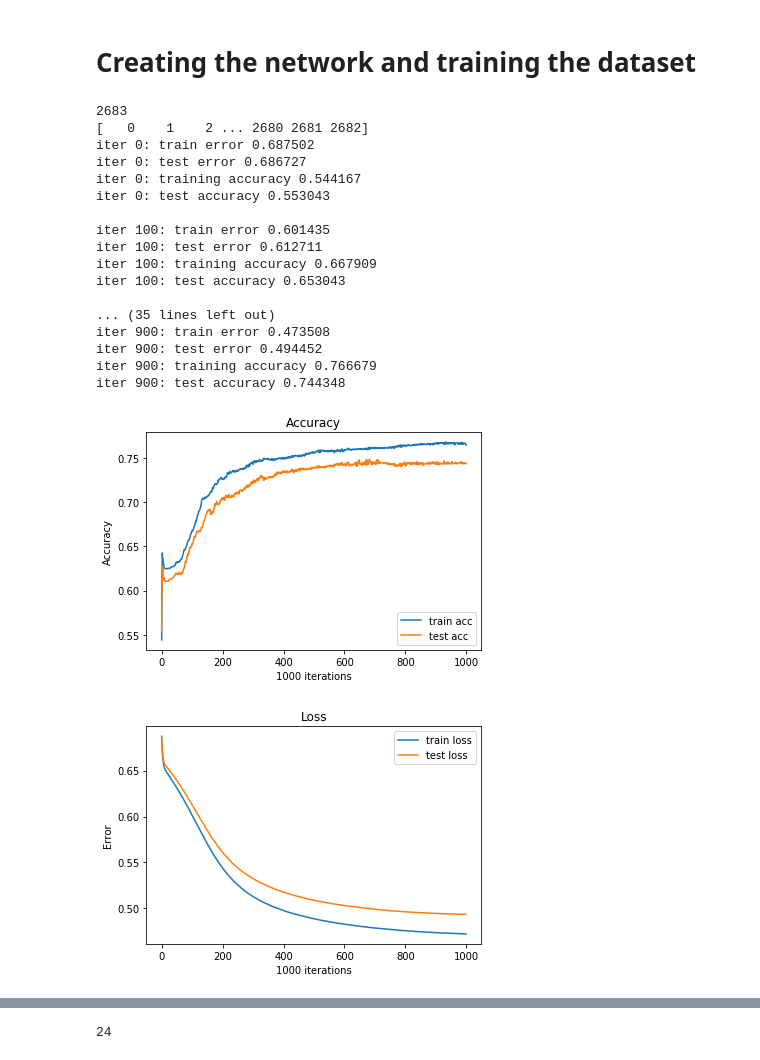
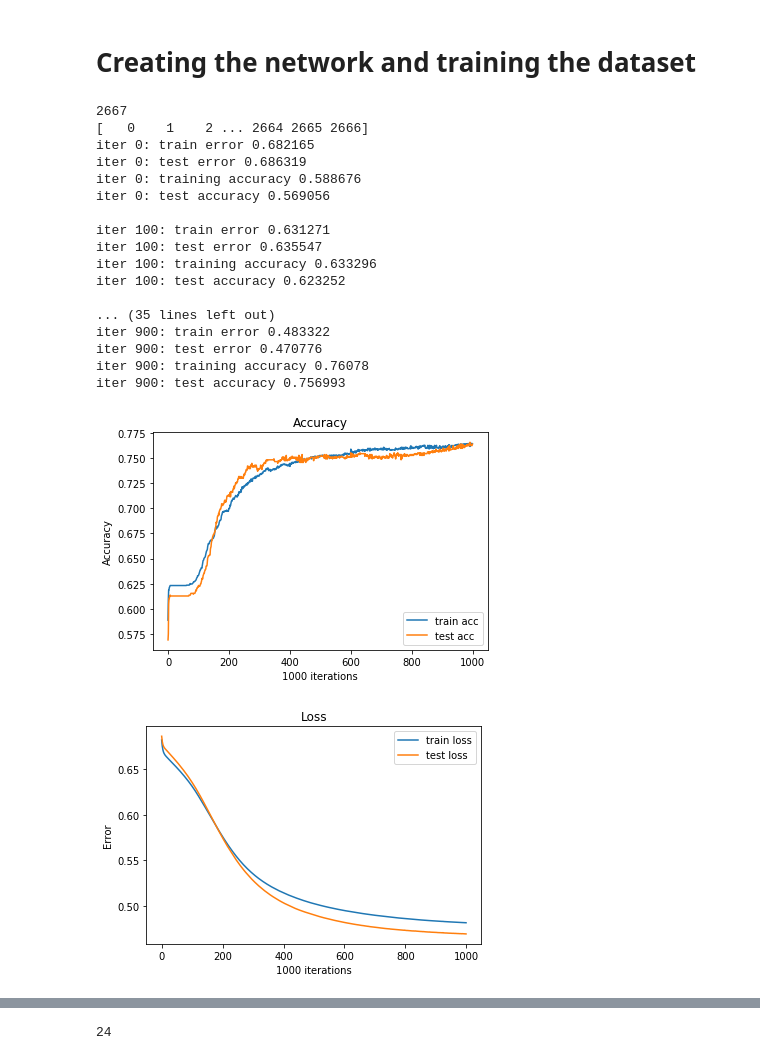
Before and after one commit to yulnicorn/Data-Analytics-Mining, a Jupyter notebook: DAM NN.ipynb, the cells around one changed output, grey strips where cells are left out. Drawn from its saved outputs; the diff is of its cells as text; code cells hidden in the pictures.

```diff
--- a/DAM NN.ipynb
+++ b/DAM NN.ipynb
@@ -40,7 +40,7 @@ tf.compat.v1.logging.set_verbosity(tf.compat.v1.logging.ERROR)
 def scale(X, X_min, X_max):
     return (X - X_min) / (X_max - X_min)
 
-NUM_FEATURES = 23
+NUM_FEATURES = 24
 NUM_CLASSES = 2
 
 learning_rate = 0.001
@@ -76,7 +76,7 @@ def fnn(x, hidden_units):
 def main():
     # read train data
     train_input = np.genfromtxt('male(final).csv', delimiter=',')
-    trainX, train_Y = train_input[1:, 1:24], train_input[1:, -1].astype(int)
+    trainX, train_Y = train_input[1:, 1:25], train_input[1:, -1].astype(int)
 
     # handle missing values in trainX and then scale it
 #     trainX = em(trainX_, loops=50)
@@ -151,49 +151,49 @@ def main():
 
     # plot learning curves
     plt.figure(1)
     plt.plot(range(epochs), train_acc)
     plt.plot(range(epochs), test_acc)
     plt.legend(["train acc", "test acc"], loc='lower right')
     plt.xlabel(str(epochs) + ' iterations')
     plt.ylabel('Accuracy')
     plt.title('Accuracy')
     plt.savefig('./figures/Training_Acc(female imputed).png')
 
     plt.figure(2)
     plt.plot(range(epochs), train_err)
     plt.plot(range(epochs), test_err)
     plt.legend(["train loss", "test loss"], loc='upper right')
     plt.xlabel(str(epochs) + ' iterations')
     plt.ylabel('Error')
     plt.title('Loss')
     plt.savefig('./figures/Testing_Acc(female inputed).png')
 
     plt.show()
 
     return pred, testY, testX
 
 if __name__ == '__main__':
     pred, testY, testX = main()
 # %% [output]
-2683
-[   0    1    2 ... 2680 2681 2682]
-iter 0: train error 0.687502
-iter 0: test error 0.686727
-iter 0: training accuracy 0.544167
-iter 0: test accuracy 0.553043
+2667
+[   0    1    2 ... 2664 2665 2666]
+iter 0: train error 0.682165
+iter 0: test error 0.686319
+iter 0: training accuracy 0.588676
+iter 0: test accuracy 0.569056
 
-iter 100: train error 0.601435
-iter 100: test error 0.612711
-iter 100: training accuracy 0.667909
-iter 100: test accuracy 0.653043
+iter 100: train error 0.631271
+iter 100: test error 0.635547
+iter 100: training accuracy 0.633296
+iter 100: test accuracy 0.623252
 
 ... (35 lines left out)
-iter 900: train error 0.473508
-iter 900: test error 0.494452
-iter 900: training accuracy 0.766679
-iter 900: test accuracy 0.744348
+iter 900: train error 0.483322
+iter 900: test error 0.470776
+iter 900: training accuracy 0.76078
+iter 900: test accuracy 0.756993
-[figure, old version]
+[figure, new version]
-[figure, old version]
+[figure, new version]
 # %%
 import pandas as pd
 
```
Also changed, not shown: parts of 7 cells of this notebook, 8 other files.
